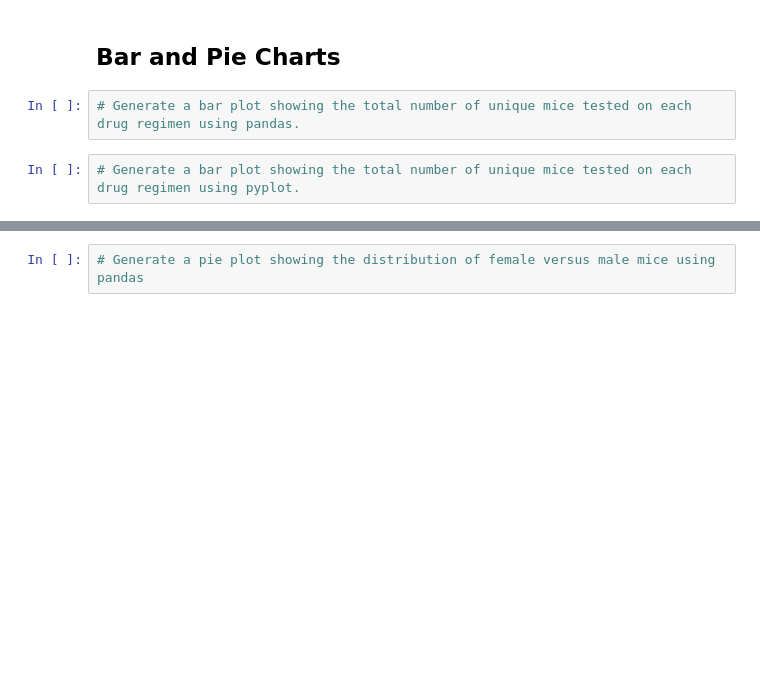
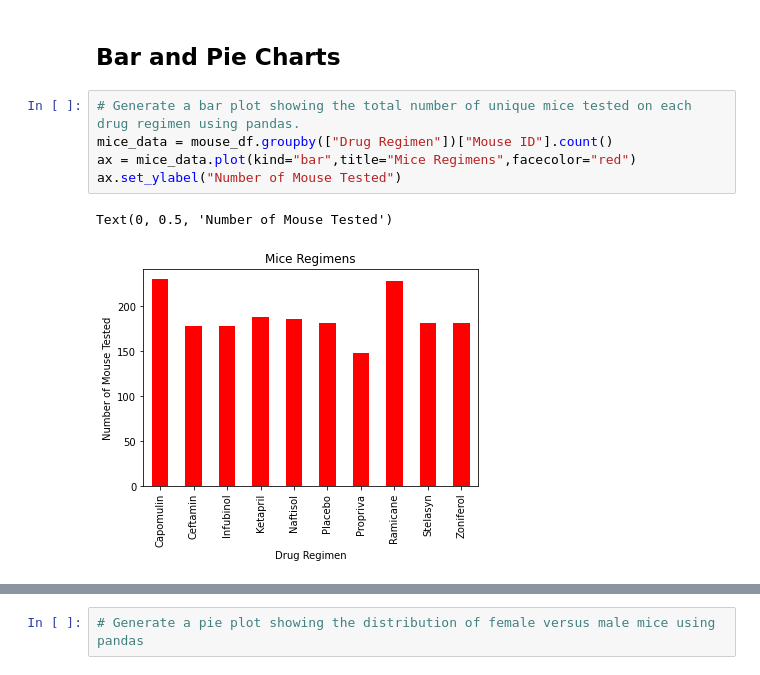
Before and after one commit to tratnikc/matplotlib-challenge, a Jupyter notebook: Pymaceuticals/pymaceuticals.ipynb, the cells around one changed output, grey strips where cells are left out. Drawn from its saved outputs; the diff is of its cells as text; blank space fills up the shorter version.

Commit message:
bar chart

```diff
--- a/Pymaceuticals/pymaceuticals.ipynb
+++ b/Pymaceuticals/pymaceuticals.ipynb
@@ -133,5 +134,9 @@ regimen_df
 ## Bar and Pie Charts
 # %%
 # Generate a bar plot showing the total number of unique mice tested on each drug regimen using pandas.
+mice_data = mouse_df.groupby(["Drug Regimen"])["Mouse ID"].count()
+ax = mice_data.plot(kind="bar",title="Mice Regimens",facecolor="red")
+ax.set_ylabel("Number of Mouse Tested")
+# %% [output]
+Text(0, 0.5, 'Number of Mouse Tested')
+[figure, added]
-# %%
-# Generate a bar plot showing the total number of unique mice tested on each drug regimen using pyplot.
```
Also changed, not shown: parts of 2 cells of this notebook, 1 other file.
